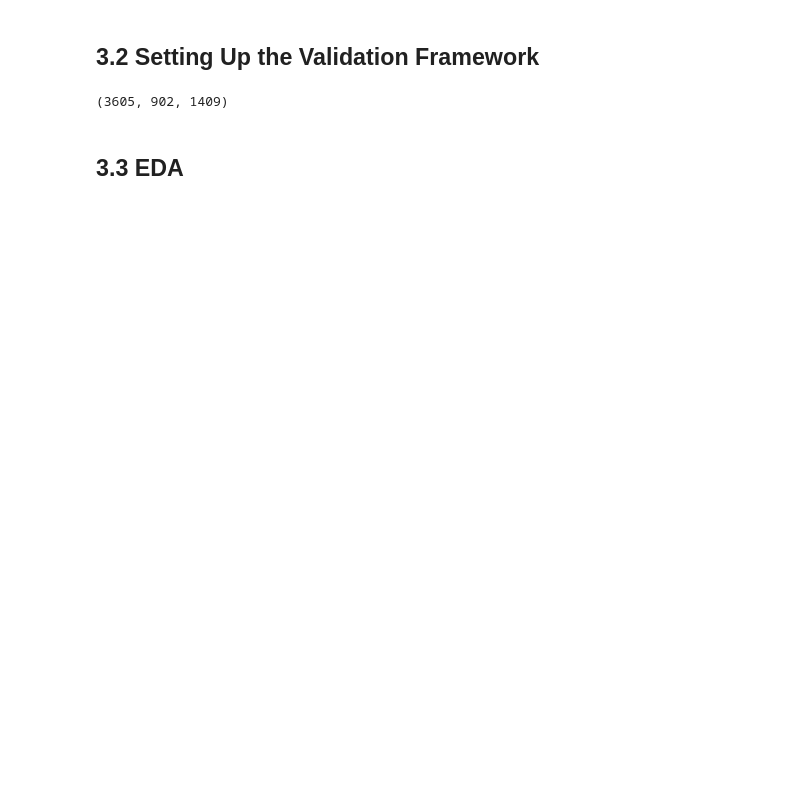
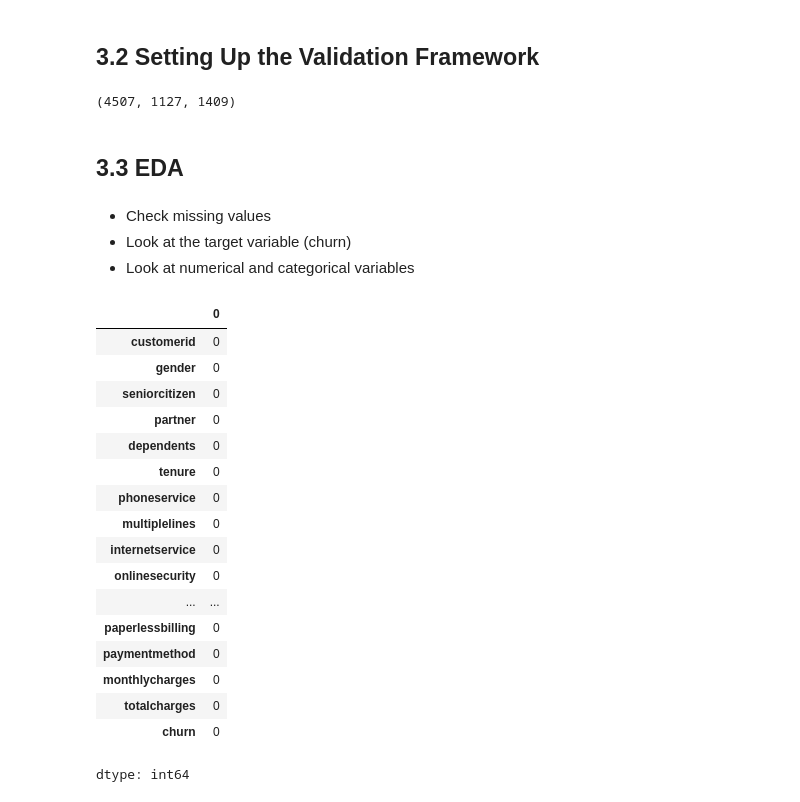
Before and after one commit to abliskan/ML-Zoomcamp-Personal-Note, a Jupyter notebook: 03_Classification/exercise/Week_3.ipynb, the cells around one changed output. Cells and saved outputs as stored; diff of their text form; code cells hidden in the pictures; blank space fills up the shorter version.

```diff
--- a/03_Classification/exercise/Week_3.ipynb
+++ b/03_Classification/exercise/Week_3.ipynb
@@ -91,3 +93,7 @@ tc = pd.to_numeric(df.totalcharges, errors='coerce')
 tc.isnull().sum()
 # %% [output]
 np.int64(11)
+# %%
+df.totalcharges = pd.to_numeric(df.totalcharges, errors='coerce')
+# %%
+df.totalcharges = df.totalcharges.fillna(0)
@@ -94,3 +110,5 @@ np.int64(11)
+# %%
+df['churn'] = (df['churn'] == 'yes').astype(int)
 # %% [markdown]
 ## 3.2 Setting Up the Validation Framework
 # %%
@@ -100,7 +118,7 @@ df_train, df_val = train_test_split(df_full_train, test_size=0.2, random_state=1
 # %%
 len(df_train), len(df_val), len(df_test)
 # %% [output]
-(3605, 902, 1409)
+(4507, 1127, 1409)
 # %%
 df_train = df_train.reset_index(drop=True)
 df_val = df_val.reset_index(drop=True)
@@ -115,3 +133,30 @@ del df_val['churn']
 del df_test['churn']
 # %% [markdown]
 ## 3.3 EDA
+# %% [markdown]
+- Check missing values
+- Look at the target variable (churn)
+- Look at numerical and categorical variables
+# %%
+df_full_train = df_full_train.reset_index(drop=True)
+# %%
+df_full_train.isnull().sum()
+# %% [output]
+|  | 0 |
+| customerid | 0 |
+| gender | 0 |
+| seniorcitizen | 0 |
+| partner | 0 |
+| dependents | 0 |
+| tenure | 0 |
+| phoneservice | 0 |
+| multiplelines | 0 |
+| internetservice | 0 |
+| onlinesecurity | 0 |
+| ... | ... |
+| paperlessbilling | 0 |
+| paymentmethod | 0 |
+| monthlycharges | 0 |
+| totalcharges | 0 |
+| churn | 0 |
+dtype: int64
```
Also changed, not shown: parts of 9 cells of this notebook.
